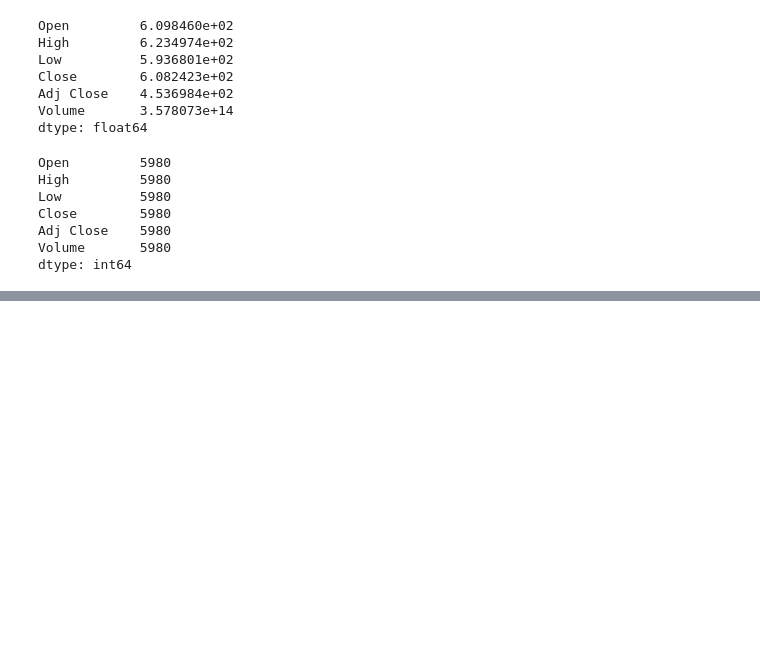
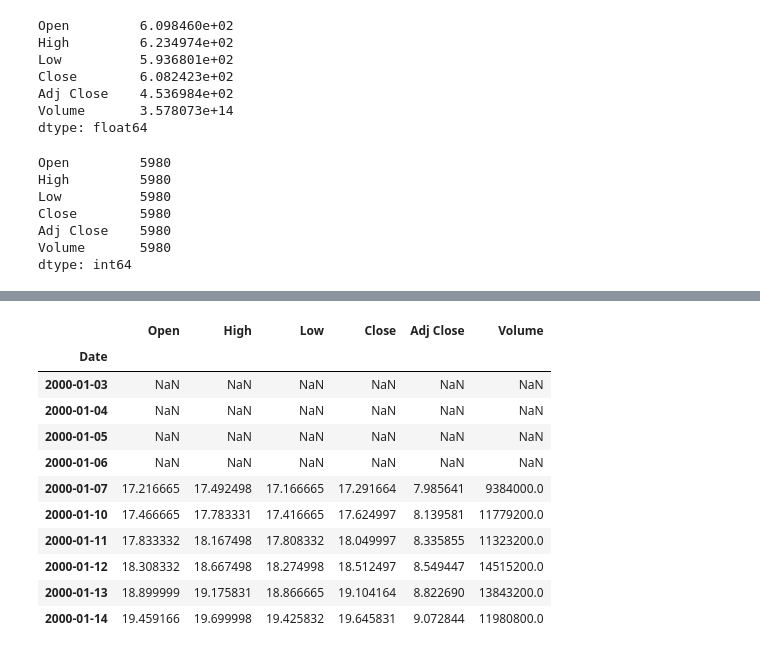
Before and after one commit to furlancad/Estudo-PMF, a Jupyter notebook: Analise_Vale3_Yahoo_Finance.ipynb, the cells around one changed output, grey strips where cells are left out. Saved outputs shown, nothing was run; the diff lists cells and outputs as text; code cells hidden in the pictures; blank space fills up the shorter version.

```diff
--- a/Analise_Vale3_Yahoo_Finance.ipynb
+++ b/Analise_Vale3_Yahoo_Finance.ipynb
@@ -280,0 +585,15 @@ dtype: int64
+# %%
+vale.head(10).rolling(5).sum()
+# %% [output]
+|  | Open | High | Low | Close | Adj Close | Volume |
+| Date |  |  |  |  |  |  |
+| 2000-01-03 | NaN | NaN | NaN | NaN | NaN | NaN |
+| 2000-01-04 | NaN | NaN | NaN | NaN | NaN | NaN |
+| 2000-01-05 | NaN | NaN | NaN | NaN | NaN | NaN |
+| 2000-01-06 | NaN | NaN | NaN | NaN | NaN | NaN |
+| 2000-01-07 | 17.216665 | 17.492498 | 17.166665 | 17.291664 | 7.985641 | 9384000.0 |
+| 2000-01-10 | 17.466665 | 17.783331 | 17.416665 | 17.624997 | 8.139581 | 11779200.0 |
+| 2000-01-11 | 17.833332 | 18.167498 | 17.808332 | 18.049997 | 8.335855 | 11323200.0 |
+| 2000-01-12 | 18.308332 | 18.667498 | 18.274998 | 18.512497 | 8.549447 | 14515200.0 |
+| 2000-01-13 | 18.899999 | 19.175831 | 18.866665 | 19.104164 | 8.822690 | 13843200.0 |
+| 2000-01-14 | 19.459166 | 19.699998 | 19.425832 | 19.645831 | 9.072844 | 11980800.0 |
```
Also changed, not shown: parts of 43 cells of this notebook.
